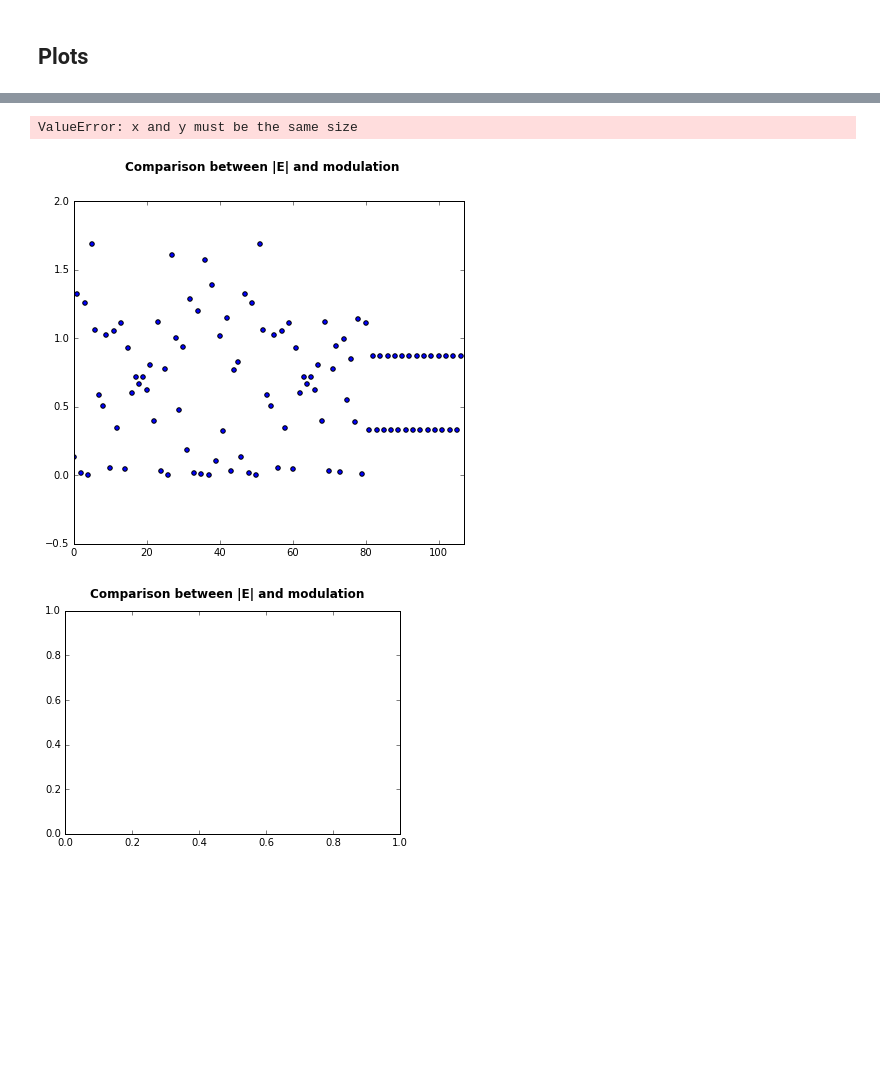
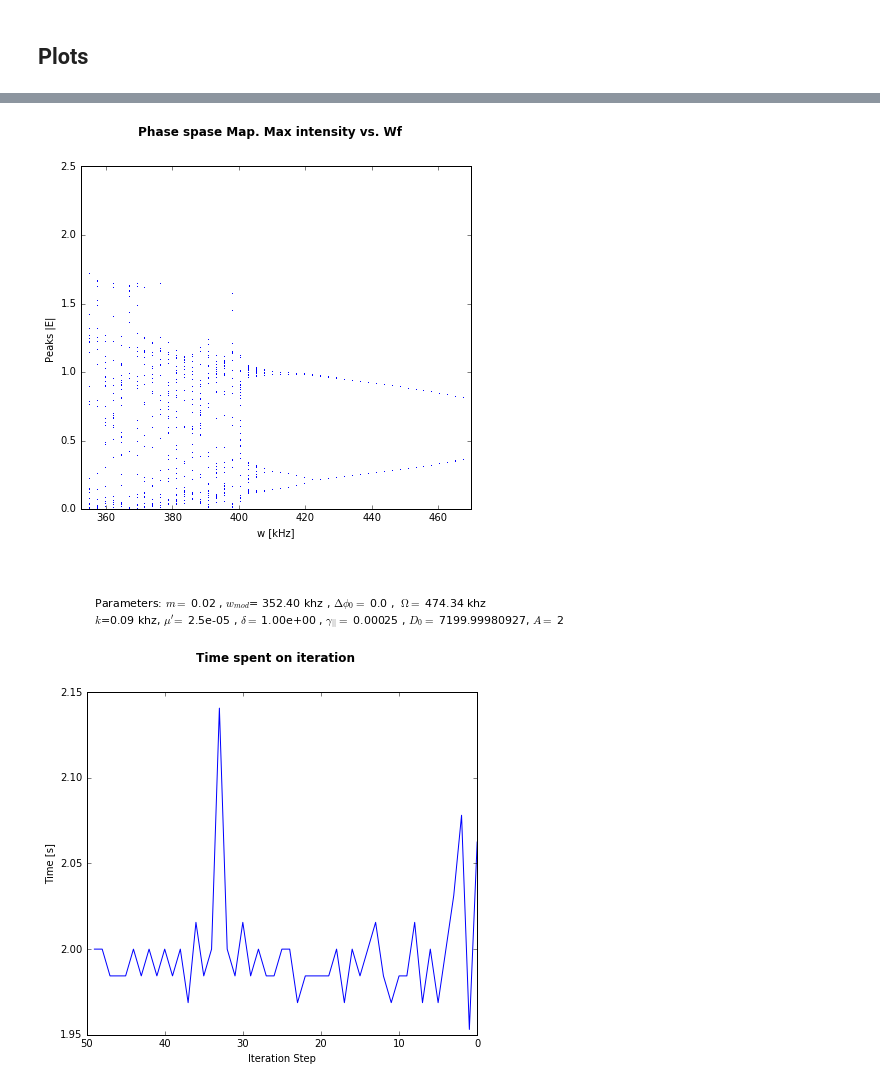
Before and after one commit to alxgom/Tesis, a Jupyter notebook: mxwellfase/Plotter_swype.ipynb, the cells around one changed output, grey strips where cells are left out. Saved outputs shown, nothing was run; the diff lists cells and outputs as text; code cells hidden in the pictures; blank space fills up the shorter version.

```diff
--- a/mxwellfase/Plotter_swype.ipynb
+++ b/mxwellfase/Plotter_swype.ipynb
@@ -158,0 +165,18 @@ if save==True:
+# %%
+fig3=plt.figure()
+fig3.suptitle('|E| vs time (dt= %s) ' %dt, fontsize=12, fontweight='bold')
+ax1 = fig3.add_subplot(111)
+plt.plot(time*tempscale,intensity_x,'g', alpha=0.7,  label='$|E_x|$')
+plt.plot(time*tempscale,intensity_y,'r', alpha=0.6,  label='$|E_y|$')
+plt.plot(time*tempscale,intensity,'b', alpha=0.4, label='$|E|$')
+ax1.set_xlabel('time($\mu s$)')
+ax1.set_ylabel('Electric field ')
+plt.xlim(min(time*tempscale), max(time*tempscale))
+plt.text(-0.1,-.33, "\n Parameters: $m= $ %s , $w_{mod}$= %.2f khz , $\Delta \phi_0=$ %s ,  $\Omega=$ %.2f khz \n $k$=%.2f khz, $\mu'=$ %s , $\delta= $ %.2e , $\gamma_{||}=$ %s , $D_0=$ %s, $A=$ %.1f \n |E|(blue), |$E_x$| (Green), |$E_y$| (Red)" % (m,wf_real, Dphi0, w_res ,k,mu, d, g, D0, a), fontsize=11, transform=ax1.transAxes)
+plt.subplots_adjust(bottom=0.22)
+plt.legend(fontsize = 'medium')
+fig3.set_size_inches(14, 5)
+
+if save==True:
+    fname='%d_%d_%d-%d.%d.%d-E_intensitys.png' % localtime()[0:6]
+    fig3.savefig(fname, dpi = 100)# when saving, specify the DPI
@@ -159,23 +185,34 @@ if save==True:
 # %%
 fig5=plt.figure()
-fig5.suptitle('Comparison between |E| and modulation', fontsize=12, fontweight='bold')
+fig5.suptitle('Phase spase Map. Max intensity vs. Wf', fontsize=12, fontweight='bold')
 ax1 = fig5.add_subplot(111)
-ax1.scatter(range(np.shape(peaks)[0]),peaks)
-ax1.set_xlim(0, np.shape(peaks)[0])
+ax1.plot(ws*wscale,peks,',b')
+ax1.set_xlabel('w [kHz]')
+ax1.set_ylabel('Peaks |E| ')
+ax1.set_xlim(np.min(ws)*wscale, np.max(ws)*wscale)
+ax1.set_ylim(0, 2.5)
+plt.text(-0.1,-.32, "\n Parameters: $m= $ %s , $w_{mod}$= %.2f khz , $\Delta \phi_0=$ %s ,  $\Omega=$ %.2f khz \n $k$=%.2f khz, $\mu'=$ %s , $\delta= $ %.2e , $\gamma_{||}=$ %s , $D_0=$ %s, $A=$ %.1f " % (m,wf_real, Dphi0, w_res ,k,mu, d, g, D0, a), fontsize=11, transform=ax2.transAxes)
+plt.subplots_adjust(bottom=0.22)
+fig5.set_size_inches(7,7)
+if save==True:
+    fname='%d_%d_%d-%d.%d.%d-max_vs_w.png' % localtime()[0:6]
+    fig5.savefig(fname, dpi = 250)# when saving, specify the DPI
+
+fig5=plt.figure()
+fig5.suptitle('Time spent on iteration', fontsize=12, fontweight='bold')
+ax1 = fig5.add_subplot(111)
+ax1.plot(range(np.shape(times)[0]),times)
+ax1.set_xlim(np.shape(times)[0], 0)
+ax1.set_xlabel('Iteration Step')
+ax1.set_ylabel('Time [s]')
 #plt.text(-0.1,-.32, "\n Parameters: $m= $ %s , $w_{mod}$= %.2f khz , $\Delta \phi_0=$ %s ,  $\Omega=$ %.2f khz \n $k$=%.2f khz, $\mu'=$ %s , $\delta= $ %.2e , $\gamma_{||}=$ %s , $D_0=$ %s, $A=$ %.1f " % (m,wf_real, Dphi0, w_res ,k,mu, d, g, D0, a), fontsize=11, transform=ax2.transAxes)
 plt.subplots_adjust(bottom=0.22)
 fig5.set_size_inches(7,7)
-
-fig5=plt.figure()
-fig5.suptitle('Comparison between |E| and modulation', fontsize=12, fontweight='bold')
-ax1 = fig5.add_subplot(111)
-ax1.scatter(w0s,peaks)
-#plt.text(-0.1,-.32, "\n Parameters: $m= $ %s , $w_{mod}$= %.2f khz , $\Delta \phi_0=$ %s ,  $\Omega=$ %.2f khz \n $k$=%.2f khz, $\mu'=$ %s , $\delta= $ %.2e , $\gamma_{||}=$ %s , $D_0=$ %s, $A=$ %.1f " % (m,wf_real, Dphi0, w_res ,k,mu, d, g, D0, a), fontsize=11, transform=ax2.transAxes)
-plt.subplots_adjust(bottom=0.22)
-fig5.set_size_inches(7,7)
+if save==True:
+    fname='%d_%d_%d-%d.%d.%d-Integration_times.png' % localtime()[0:6]
+    fig5.savefig(fname, dpi = 250)# when saving, specify the DPI
 # %% [output]
-ValueError: x and y must be the same size
-[figure, old version]
+[figure, new version]
-[figure, old version]
+[figure, new version]
 # %%
 fig3=plt.figure()
```
Also changed, not shown: parts of 13 cells of this notebook, 6 other files.
